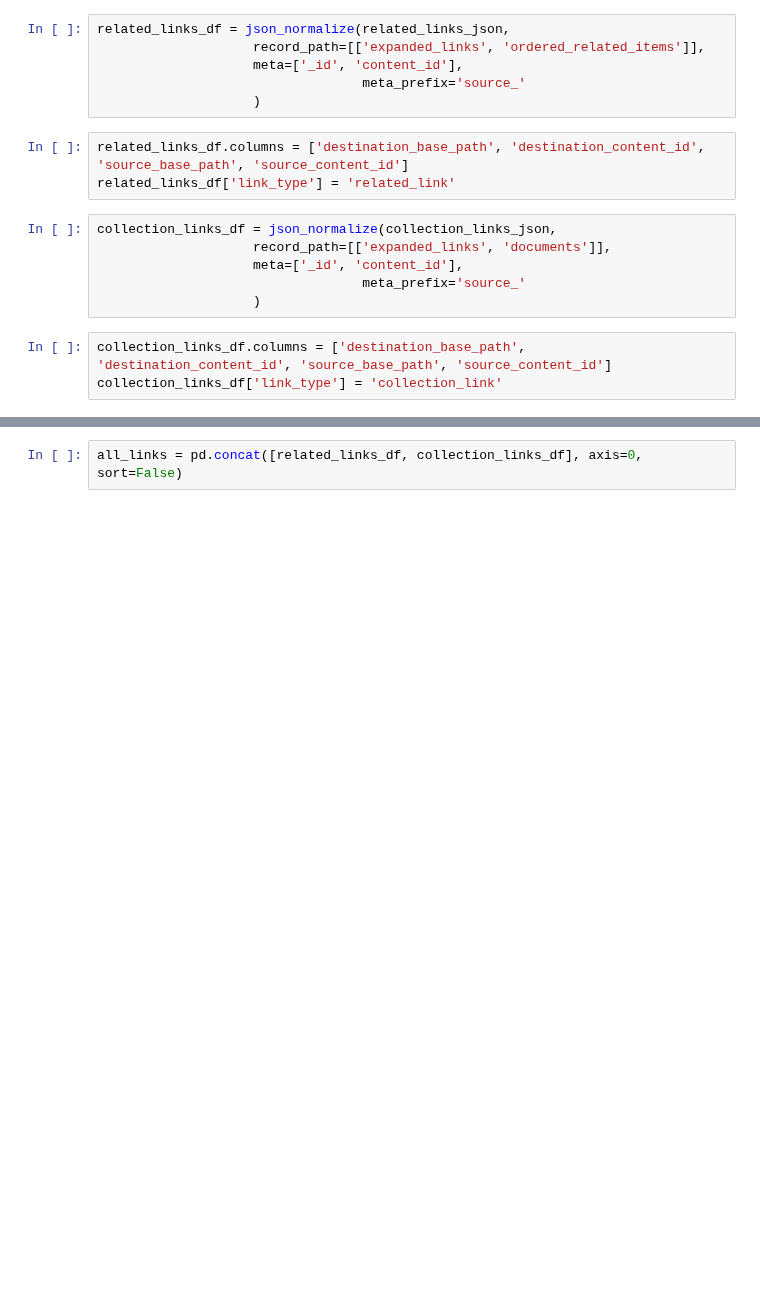
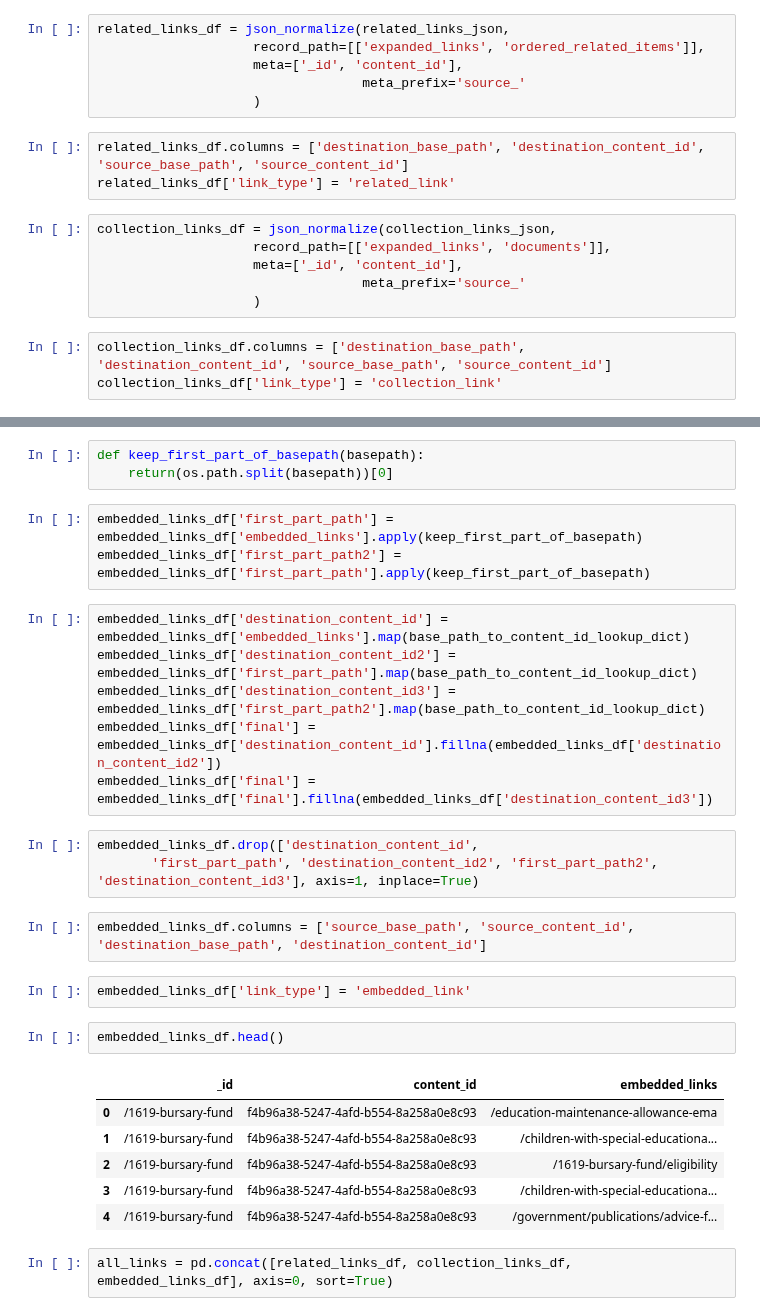
Before and after one commit to alphagov/govuk-network-embedding, a Jupyter notebook: notebooks/db/get_content_store_data.ipynb, the cells around one changed output, grey strips where cells are left out. Drawn from its saved outputs; the diff is of its cells as text; blank space fills up the shorter version.

```diff
--- a/notebooks/db/get_content_store_data.ipynb
+++ b/notebooks/db/get_content_store_data.ipynb
@@ -86,3 +196,31 @@ collection_links_df['link_type'] = 'collection_link'
+# %%
+def keep_first_part_of_basepath(basepath):
+    return(os.path.split(basepath))[0]
+# %%
+embedded_links_df['first_part_path'] = embedded_links_df['embedded_links'].apply(keep_first_part_of_basepath)
+embedded_links_df['first_part_path2'] = embedded_links_df['first_part_path'].apply(keep_first_part_of_basepath)
+# %%
+embedded_links_df['destination_content_id'] = embedded_links_df['embedded_links'].map(base_path_to_content_id_lookup_dict)
+embedded_links_df['destination_content_id2'] = embedded_links_df['first_part_path'].map(base_path_to_content_id_lookup_dict)
+embedded_links_df['destination_content_id3'] = embedded_links_df['first_part_path2'].map(base_path_to_content_id_lookup_dict)
+embedded_links_df['final'] = embedded_links_df['destination_content_id'].fillna(embedded_links_df['destination_content_id2'])
+embedded_links_df['final'] = embedded_links_df['final'].fillna(embedded_links_df['destination_content_id3'])
+# %%
+embedded_links_df.drop(['destination_content_id',
+       'first_part_path', 'destination_content_id2', 'first_part_path2', 'destination_content_id3'], axis=1, inplace=True)
+# %%
+embedded_links_df.columns = ['source_base_path', 'source_content_id', 'destination_base_path', 'destination_content_id']
+# %%
+embedded_links_df['link_type'] = 'embedded_link'
+# %%
+embedded_links_df.head()
+# %% [output]
+|  | _id | content_id | embedded_links |
+| 0 | /1619-bursary-fund | f4b96a38-5247-4afd-b554-8a258a0e8c93 | /education-maintenance-allowance-ema |
+| 1 | /1619-bursary-fund | f4b96a38-5247-4afd-b554-8a258a0e8c93 | /children-with-special-educationa... |
+| 2 | /1619-bursary-fund | f4b96a38-5247-4afd-b554-8a258a0e8c93 | /1619-bursary-fund/eligibility |
+| 3 | /1619-bursary-fund | f4b96a38-5247-4afd-b554-8a258a0e8c93 | /children-with-special-educationa... |
+| 4 | /1619-bursary-fund | f4b96a38-5247-4afd-b554-8a258a0e8c93 | /government/publications/advice-f... |
 # %%
-all_links = pd.concat([related_links_df, collection_links_df], axis=0, sort=False)
+all_links = pd.concat([related_links_df, collection_links_df, embedded_links_df], axis=0, sort=True)
 # %%
```
Also changed, not shown: parts of 22 cells of this notebook.
